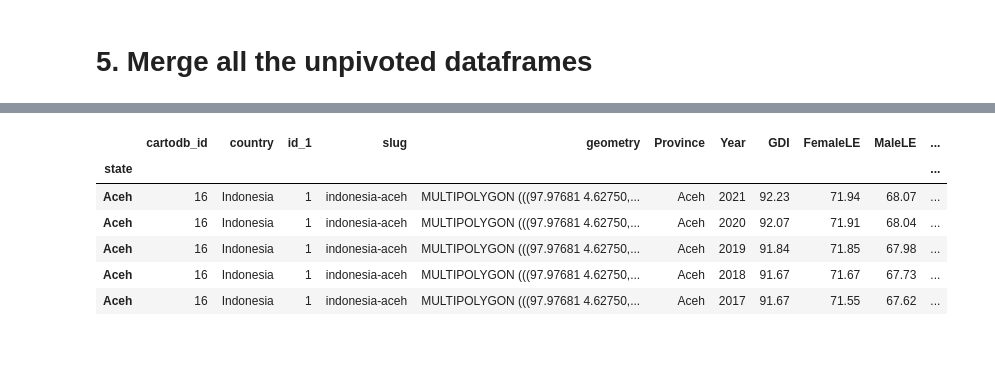
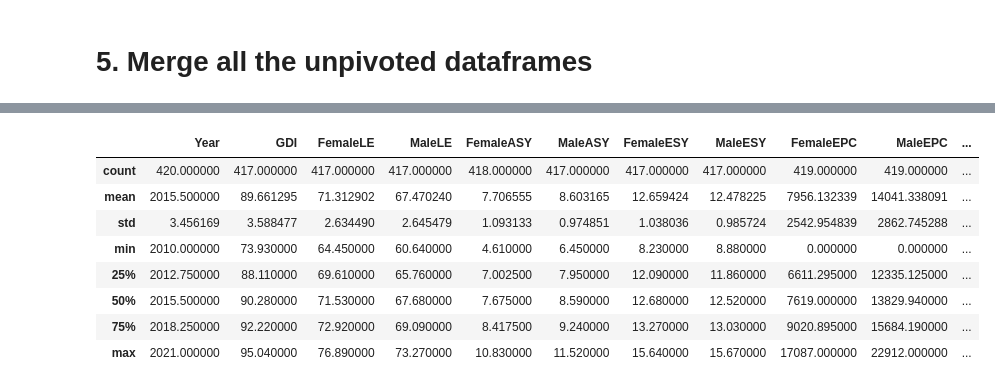
Before and after one commit to tmtsmrsl/GenderEqualityIndonesia, a Jupyter notebook: CapstoneProject.ipynb, the cells around one changed output, grey strips where cells are left out. Saved outputs shown, nothing was run; the diff lists cells and outputs as text; code cells hidden in the pictures; blank space fills up the shorter version.

```diff
--- a/CapstoneProject.ipynb
+++ b/CapstoneProject.ipynb
@@ -475,11 +463,0 @@ Merge the dataframe with geo_df.
-# %%
-viz_df = geo_df.merge(unp_pro_df, left_on="state",right_on="Province").set_index("state")
-viz_df.head()
-# %% [output]
-|  | cartodb_id | country | id_1 | slug | geometry | Province | Year | GDI | FemaleLE | MaleLE | ... |
-| state |  |  |  |  |  |  |  |  |  |  | ... |
-| Aceh | 16 | Indonesia | 1 | indonesia-aceh | MULTIPOLYGON (((97.97681 4.62750,... | Aceh | 2021 | 92.23 | 71.94 | 68.07 | ... |
-| Aceh | 16 | Indonesia | 1 | indonesia-aceh | MULTIPOLYGON (((97.97681 4.62750,... | Aceh | 2020 | 92.07 | 71.91 | 68.04 | ... |
-| Aceh | 16 | Indonesia | 1 | indonesia-aceh | MULTIPOLYGON (((97.97681 4.62750,... | Aceh | 2019 | 91.84 | 71.85 | 67.98 | ... |
-| Aceh | 16 | Indonesia | 1 | indonesia-aceh | MULTIPOLYGON (((97.97681 4.62750,... | Aceh | 2018 | 91.67 | 71.67 | 67.73 | ... |
-| Aceh | 16 | Indonesia | 1 | indonesia-aceh | MULTIPOLYGON (((97.97681 4.62750,... | Aceh | 2017 | 91.67 | 71.55 | 67.62 | ... |
@@ -487,0 +464,12 @@ viz_df.dtype
+# %%
+unp_pro_df.describe()
+# %% [output]
+|  | Year | GDI | FemaleLE | MaleLE | FemaleASY | MaleASY | FemaleESY | MaleESY | FemaleEPC | MaleEPC | ... |
+| count | 420.000000 | 417.000000 | 417.000000 | 417.000000 | 418.000000 | 417.000000 | 417.000000 | 417.000000 | 419.000000 | 419.000000 | ... |
+| mean | 2015.500000 | 89.661295 | 71.312902 | 67.470240 | 7.706555 | 8.603165 | 12.659424 | 12.478225 | 7956.132339 | 14041.338091 | ... |
+| std | 3.456169 | 3.588477 | 2.634490 | 2.645479 | 1.093133 | 0.974851 | 1.038036 | 0.985724 | 2542.954839 | 2862.745288 | ... |
+| min | 2010.000000 | 73.930000 | 64.450000 | 60.640000 | 4.610000 | 6.450000 | 8.230000 | 8.880000 | 0.000000 | 0.000000 | ... |
+| 25% | 2012.750000 | 88.110000 | 69.610000 | 65.760000 | 7.002500 | 7.950000 | 12.090000 | 11.860000 | 6611.295000 | 12335.125000 | ... |
+| 50% | 2015.500000 | 90.280000 | 71.530000 | 67.680000 | 7.675000 | 8.590000 | 12.680000 | 12.520000 | 7619.000000 | 13829.940000 | ... |
+| 75% | 2018.250000 | 92.220000 | 72.920000 | 69.090000 | 8.417500 | 9.240000 | 13.270000 | 13.030000 | 9020.895000 | 15684.190000 | ... |
+| max | 2021.000000 | 95.040000 | 76.890000 | 73.270000 | 10.830000 | 11.520000 | 15.640000 | 15.670000 | 17087.000000 | 22912.000000 | ... |
```
Also changed, not shown: parts of 31 cells of this notebook, 1 other file.
